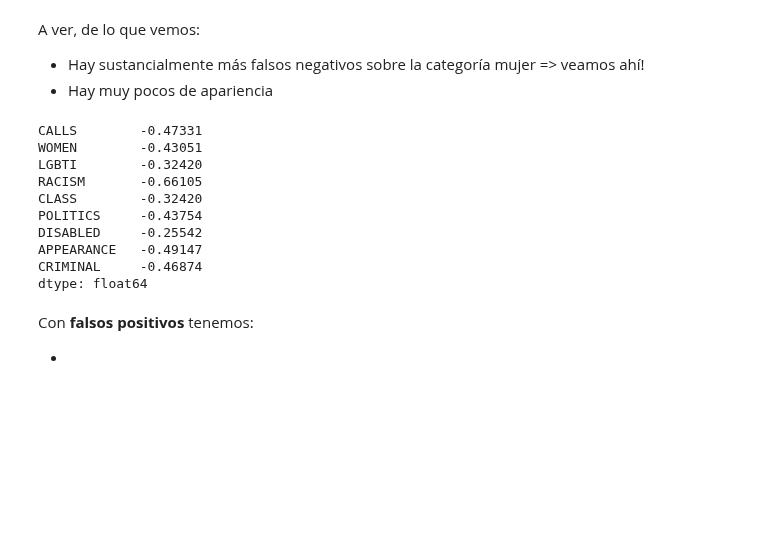
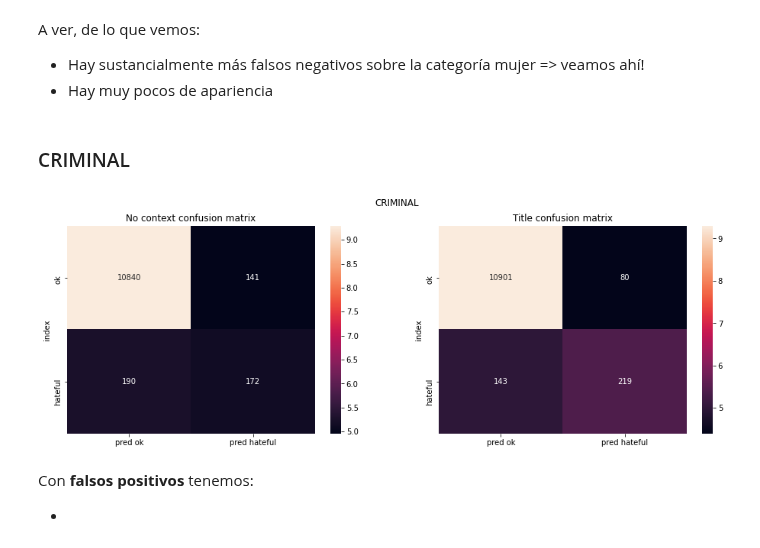
Before and after one commit to finiteautomata/contextualized-hatespeech-classification, a Jupyter notebook: notebooks/Where context helps fine grained.ipynb, the cells around one changed output. Saved outputs shown, nothing was run; the diff lists cells and outputs as text; code cells hidden in the pictures; blank space fills up the shorter version.

```diff
--- a/notebooks/Where context helps fine grained.ipynb
+++ b/notebooks/Where context helps fine grained.ipynb
@@ -381,19 +435,41 @@ A ver, de lo que vemos:
 
 - Hay sustancialmente más falsos negativos sobre la categoría mujer => veamos ahí!
 - Hay muy pocos de apariencia
-# %%
-(false_positives[extended_hate_categories].mean() - hateful[extended_hate_categories].mean()) / std
-# %% [output]
-CALLS        -0.47331
-WOMEN        -0.43051
-LGBTI        -0.32420
-RACISM       -0.66105
-CLASS        -0.32420
-POLITICS     -0.43754
-DISABLED     -0.25542
-APPEARANCE   -0.49147
-CRIMINAL     -0.46874
-dtype: float64
+# %% [markdown]
+### CRIMINAL
+# %%
+characteristic = "CRIMINAL"
+char_df = build_char_df(characteristic)
+
+char_gold = char_df["label"] > 0
+no_context_pred = char_df["no-context-pred"] > 0.5
+context_pred = char_df["title-pred"] > 0.5
+
+
+
+plt.figure(figsize=(16, 5))
+plt.suptitle(characteristic)
+for i, (title, pred) in enumerate([
+        ("No context confusion matrix", no_context_pred),
+        ("Title confusion matrix", context_pred),
+        ]):
+    cm = pd.DataFrame(
+        confusion_matrix(char_gold, pred)
+    )
+
+    cm.columns = ["pred ok", "pred hateful"]
+
+    cm["index"] = ["ok", "hateful"]
+
+    cm.set_index("index", inplace=True)
+
+    normalized = np.log(1+cm)
+    #normalized = (cm - cm.mean(axis=0)) / cm.std(axis=0)
+    plt.subplot(1, 2, i+1)
+    sns.heatmap(normalized, annot=cm, fmt="")
+    plt.title(title)
+# %% [output]
+[figure, added]
 # %% [markdown]
 Con **falsos positivos** tenemos:
 
```
Also changed, not shown: parts of 8 cells of this notebook, 3 other files.
